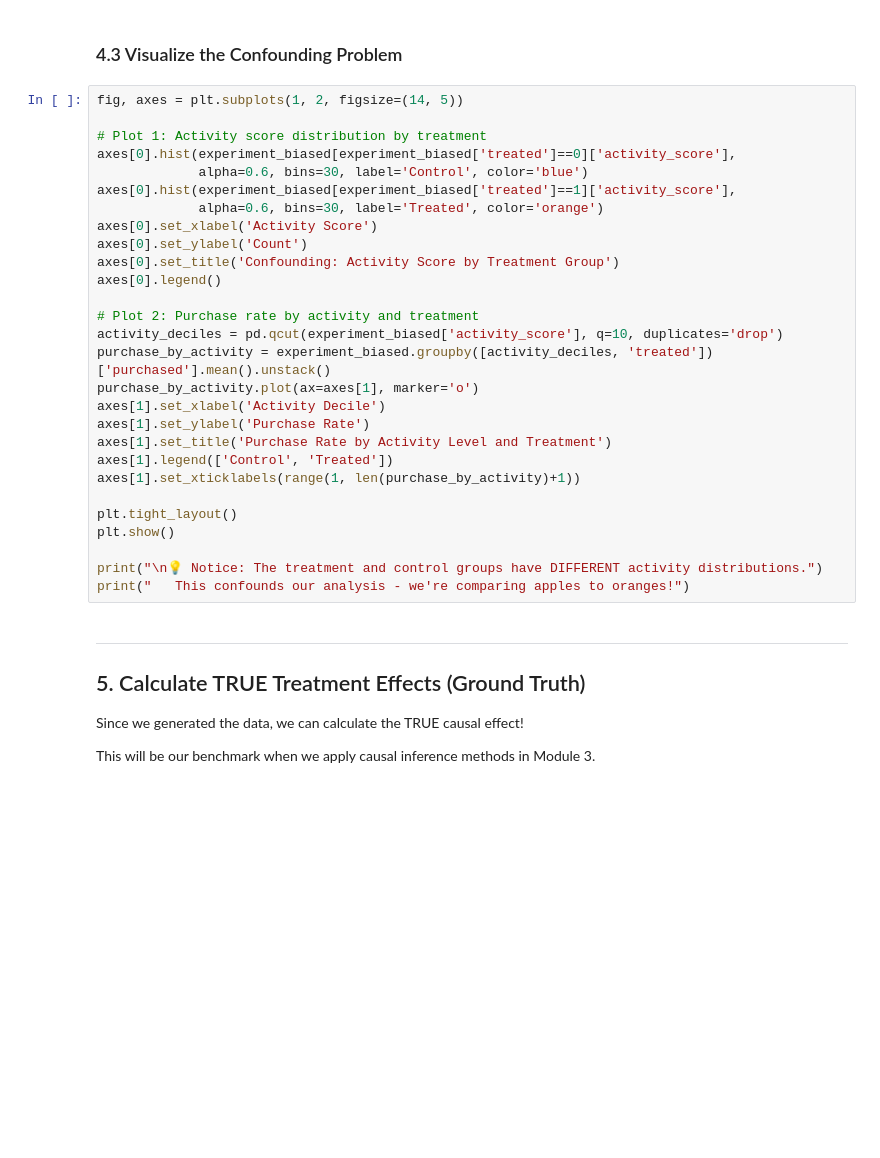
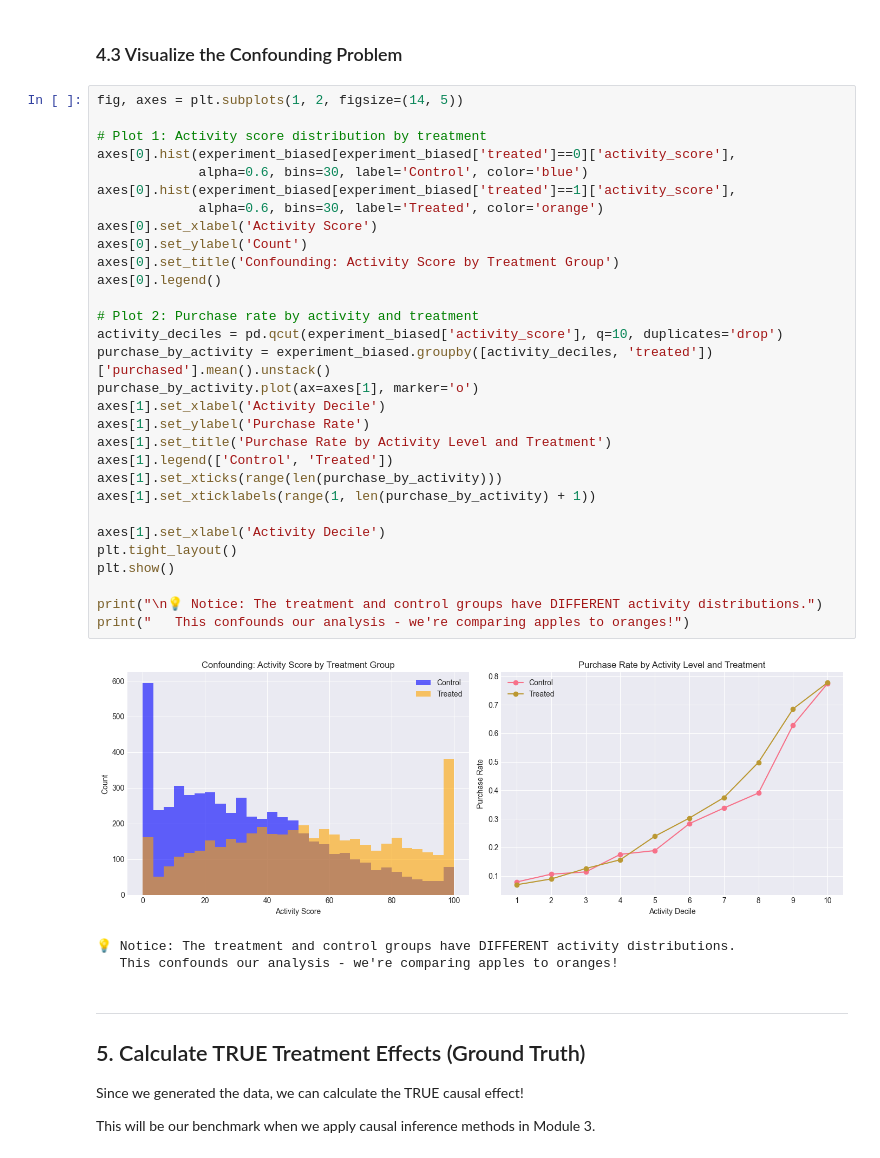
Before and after one commit to archeltaneka/DAG-nabit, a Jupyter notebook: notebooks/01_simulation_walkthrough.ipynb, the cells around one changed output. Cells and saved outputs as stored; diff of their text form; blank space fills up the shorter version.

```diff
--- a/notebooks/01_simulation_walkthrough.ipynb
+++ b/notebooks/01_simulation_walkthrough.ipynb
@@ -288,31 +389,37 @@ print("   The naive analysis attributes natural differences to the treatment.")
 # %%
 fig, axes = plt.subplots(1, 2, figsize=(14, 5))
 
 # Plot 1: Activity score distribution by treatment
 axes[0].hist(experiment_biased[experiment_biased['treated']==0]['activity_score'],
              alpha=0.6, bins=30, label='Control', color='blue')
 axes[0].hist(experiment_biased[experiment_biased['treated']==1]['activity_score'],
              alpha=0.6, bins=30, label='Treated', color='orange')
 axes[0].set_xlabel('Activity Score')
 axes[0].set_ylabel('Count')
 axes[0].set_title('Confounding: Activity Score by Treatment Group')
 axes[0].legend()
 
 # Plot 2: Purchase rate by activity and treatment
 activity_deciles = pd.qcut(experiment_biased['activity_score'], q=10, duplicates='drop')
 purchase_by_activity = experiment_biased.groupby([activity_deciles, 'treated'])['purchased'].mean().unstack()
 purchase_by_activity.plot(ax=axes[1], marker='o')
 axes[1].set_xlabel('Activity Decile')
 axes[1].set_ylabel('Purchase Rate')
 axes[1].set_title('Purchase Rate by Activity Level and Treatment')
 axes[1].legend(['Control', 'Treated'])
-axes[1].set_xticklabels(range(1, len(purchase_by_activity)+1))
+axes[1].set_xticks(range(len(purchase_by_activity)))
+axes[1].set_xticklabels(range(1, len(purchase_by_activity) + 1))
 
+axes[1].set_xlabel('Activity Decile')
 plt.tight_layout()
 plt.show()
 
 print("\n💡 Notice: The treatment and control groups have DIFFERENT activity distributions.")
 print("   This confounds our analysis - we're comparing apples to oranges!")
+# %% [output]
+[figure, added]
+💡 Notice: The treatment and control groups have DIFFERENT activity distributions.
+   This confounds our analysis - we're comparing apples to oranges!
 # %% [markdown]
 ---
 
```
Also changed, not shown: parts of 12 cells of this notebook, 16 other files.
